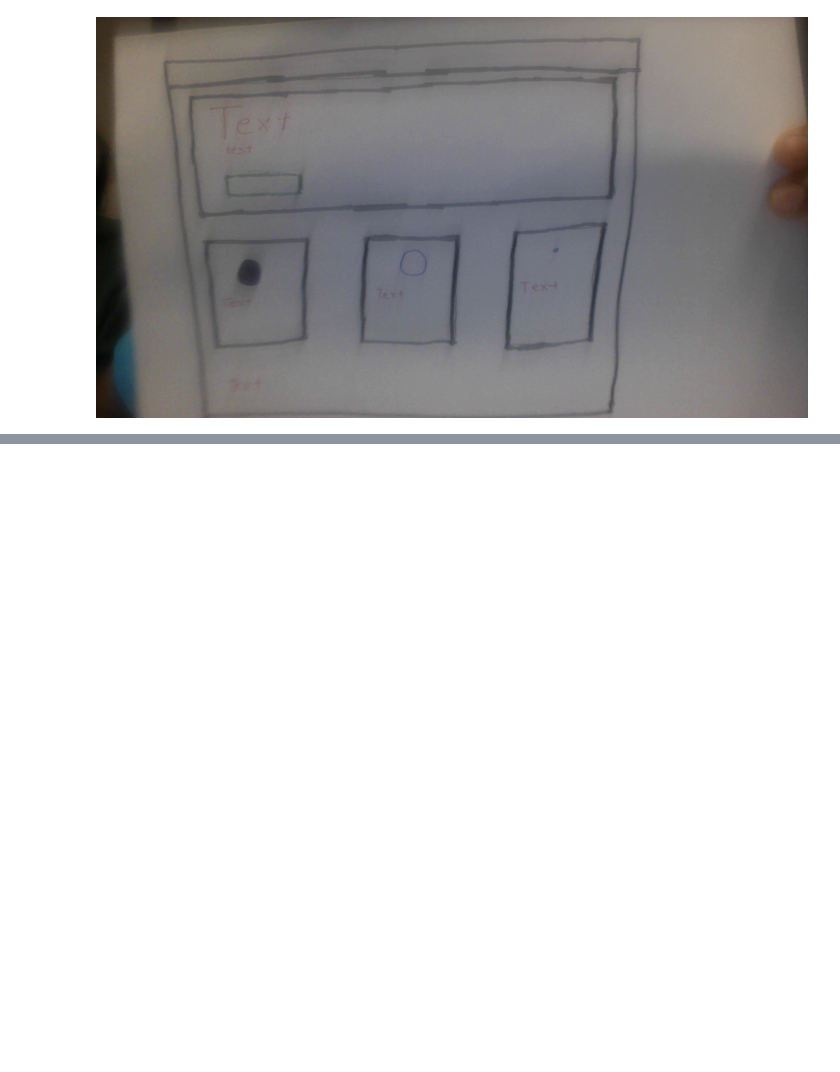
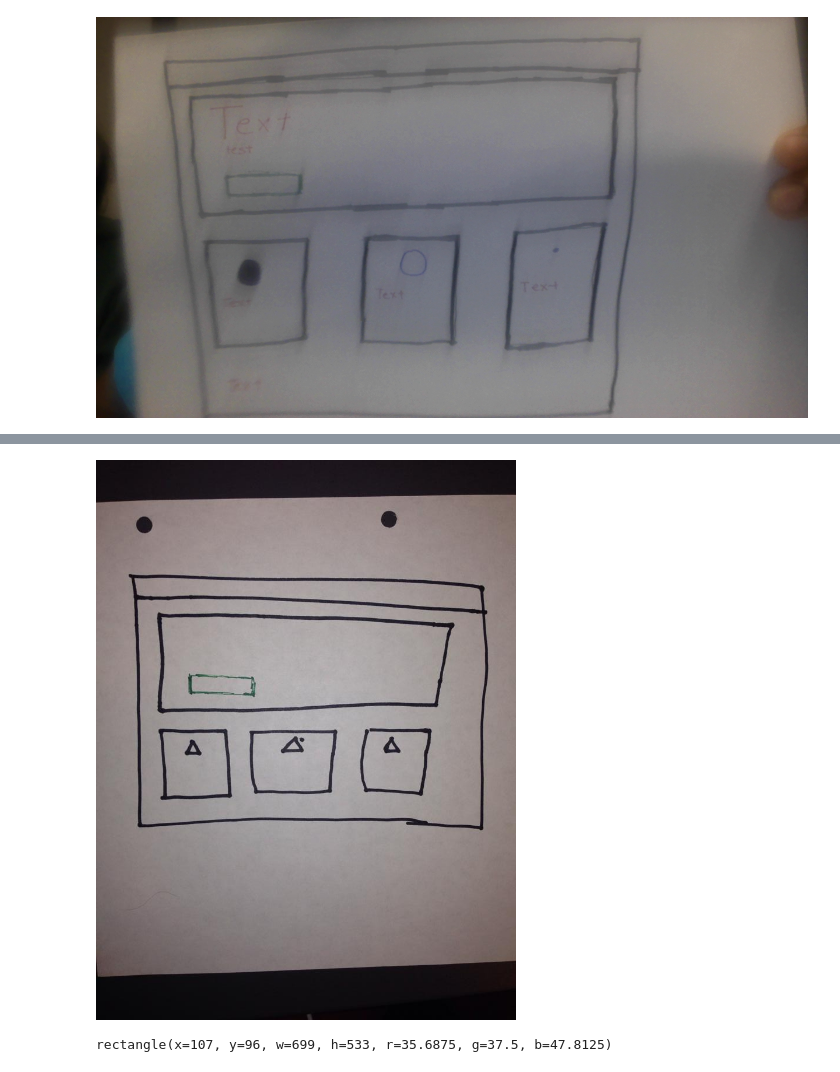
Before and after one commit to DenerosArmy/markup, a Jupyter notebook: Markup.ipynb, the cells around one changed output, grey strips where cells are left out. Saved outputs shown, nothing was run; the diff lists cells and outputs as text; code cells hidden in the pictures; blank space fills up the shorter version.

```diff
--- a/Markup.ipynb
+++ b/Markup.ipynb
@@ -16,0 +46,4 @@ cam.getImage()
+# %%
+reload(markup)
+info = markup.find_rectangles("flat.jpg")
+web_info = markup.grid_transform(info)
@@ -16,0 +55,4 @@ cam.getImage()
+# %%
+web_info[1]
+# %% [output]
+[figure, added]
@@ -16,0 +65,4 @@ cam.getImage()
+# %%
+m
+# %% [output]
+rectangle(x=107, y=96, w=699, h=533, r=35.6875, g=37.5, b=47.8125)
```
Also changed, not shown: parts of 12 cells of this notebook.
